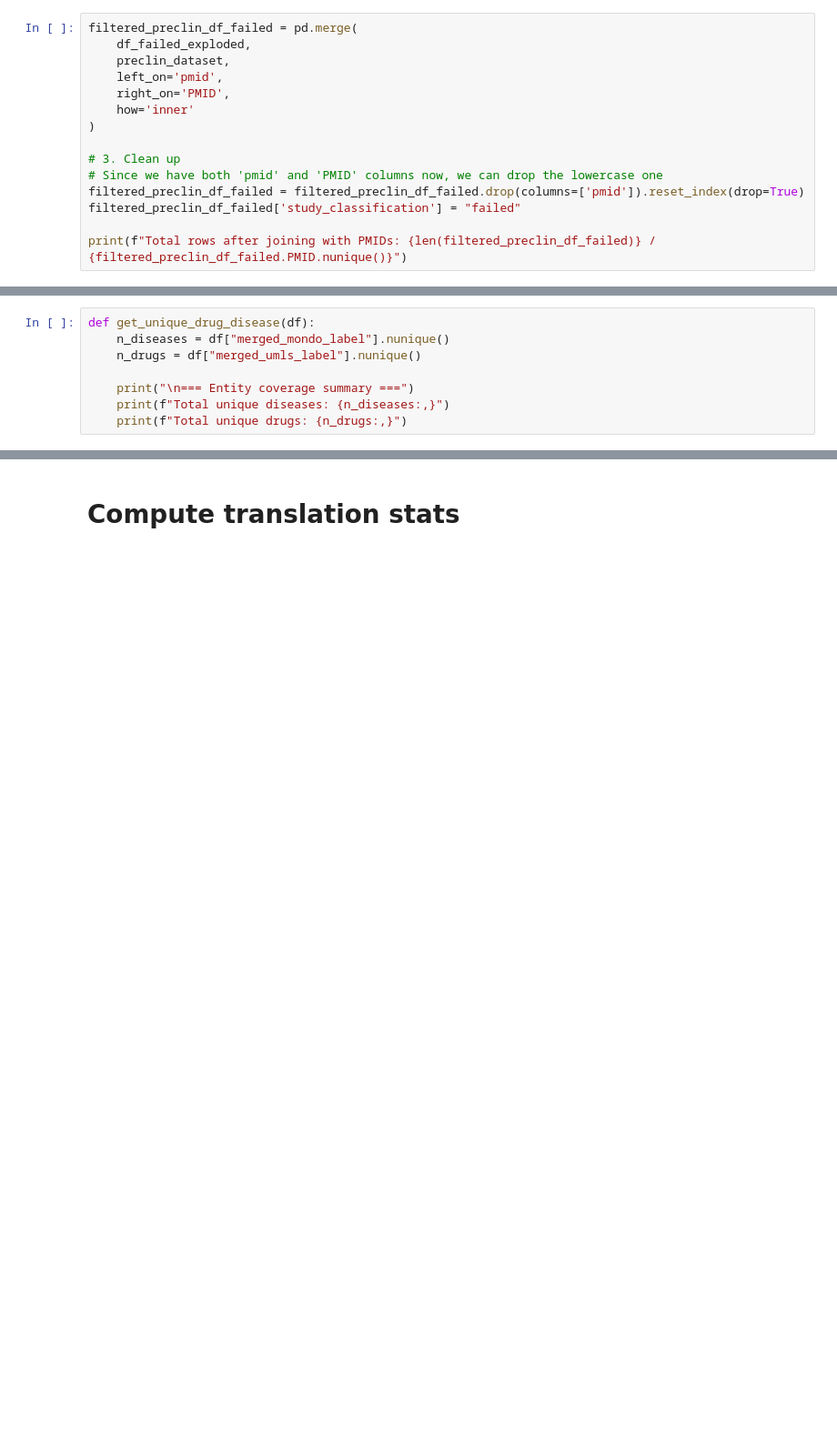
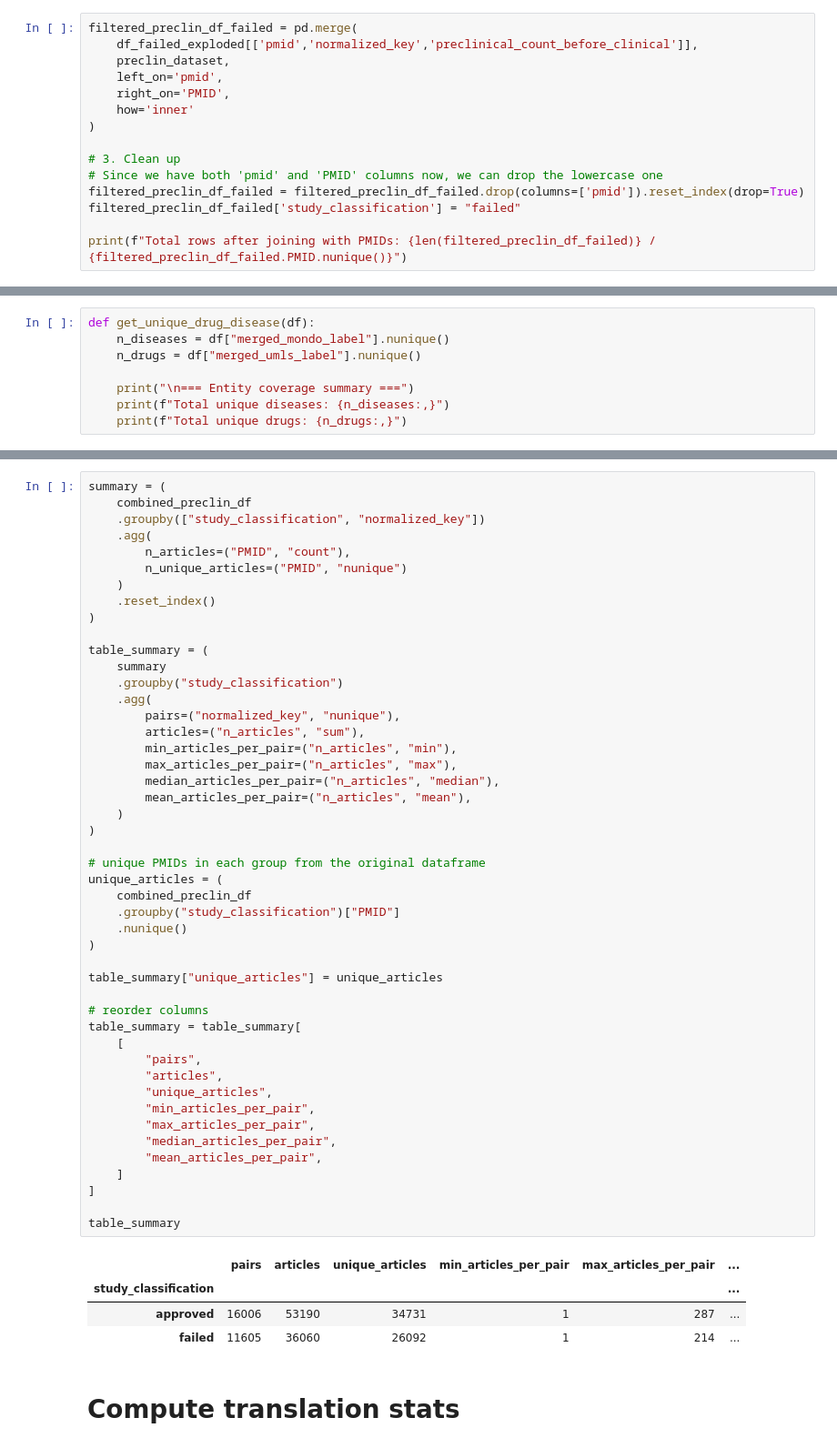
Before and after one commit to Ineichen-Group/Preclinical_DrugDisease_Translation_Pipeline, a Jupyter notebook: 10_drug_disease_translation_analysis/Translation_04_Preclinical_Associations_Drug_Disease.ipynb, the cells around one changed output, grey strips where cells are left out. Shown at 91% size. Saved outputs shown, nothing was run; the diff lists cells and outputs as text; blank space fills up the shorter version.

```diff
--- a/10_drug_disease_translation_analysis/Translation_04_Preclinical_Associations_Drug_Disease.ipynb
+++ b/10_drug_disease_translation_analysis/Translation_04_Preclinical_Associations_Drug_Disease.ipynb
@@ -398,6 +634,6 @@ df_failed_exploded.head()
 # %%
 filtered_preclin_df_failed = pd.merge(
-    df_failed_exploded,
+    df_failed_exploded[['pmid','normalized_key','preclinical_count_before_clinical']],
     preclin_dataset,
     left_on='pmid',
     right_on='PMID',
@@ -469,3 +770,55 @@ get_unique_drug_disease(combined_preclin_df)
+# %%
+summary = (
+    combined_preclin_df
+    .groupby(["study_classification", "normalized_key"])
+    .agg(
+        n_articles=("PMID", "count"),
+        n_unique_articles=("PMID", "nunique")
+    )
+    .reset_index()
+)
+
+table_summary = (
+    summary
+    .groupby("study_classification")
+    .agg(
+        pairs=("normalized_key", "nunique"),
+        articles=("n_articles", "sum"),
+        min_articles_per_pair=("n_articles", "min"),
+        max_articles_per_pair=("n_articles", "max"),
+        median_articles_per_pair=("n_articles", "median"),
+        mean_articles_per_pair=("n_articles", "mean"),
+    )
+)
+
+# unique PMIDs in each group from the original dataframe
+unique_articles = (
+    combined_preclin_df
+    .groupby("study_classification")["PMID"]
+    .nunique()
+)
+
+table_summary["unique_articles"] = unique_articles
+
+# reorder columns
+table_summary = table_summary[
+    [
+        "pairs",
+        "articles",
+        "unique_articles",
+        "min_articles_per_pair",
+        "max_articles_per_pair",
+        "median_articles_per_pair",
+        "mean_articles_per_pair",
+    ]
+]
+
+table_summary
+# %% [output]
+|  | pairs | articles | unique_articles | min_articles_per_pair | max_articles_per_pair | ... |
+| study_classification |  |  |  |  |  | ... |
+| approved | 16006 | 53190 | 34731 | 1 | 287 | ... |
+| failed | 11605 | 36060 | 26092 | 1 | 214 | ... |
 # %% [markdown]
 # Compute translation stats
 # %%
```
Also changed, not shown: parts of 105 cells of this notebook, 4 other files.
